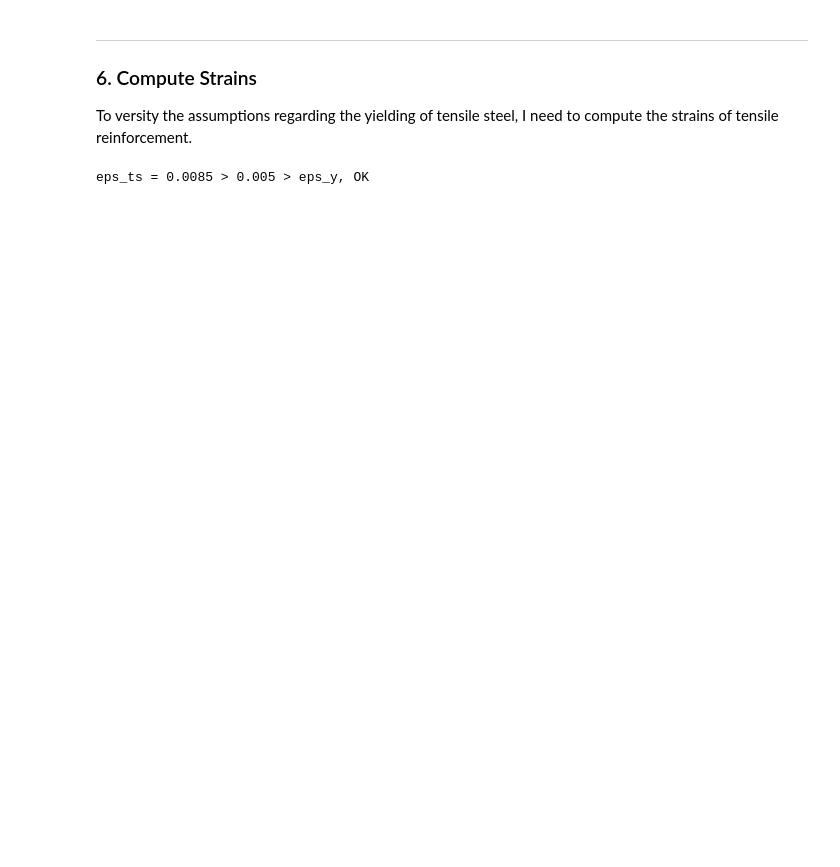
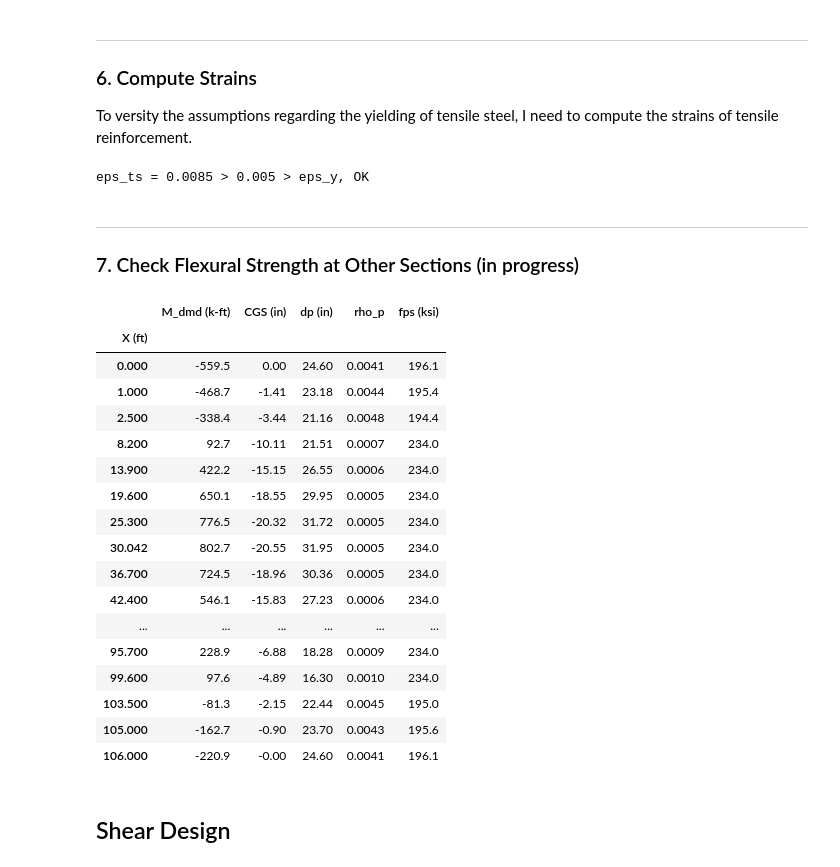
Before and after one commit to hkaragah/hkaragah.github.io, a Jupyter notebook: structure/concrete_shear/prestressed_determinate_beam/prestressed_determinate_beam.ipynb, the cells around one changed output. Cells and saved outputs as stored; diff of their text form; code cells hidden in the pictures; blank space fills up the shorter version.

```diff
--- a/structure/concrete_shear/prestressed_determinate_beam/prestressed_determinate_beam.ipynb
+++ b/structure/concrete_shear/prestressed_determinate_beam/prestressed_determinate_beam.ipynb
@@ -712,19 +791,35 @@ dp = beams[0].depth * 12 - 4 # in
 # prestressing reinforcement ratio
 rho_p = Aps / (beams[0].width * dp * 12)
 
-# Compute tendon stress at ultimate limit state per ACI 318-25 section 20.3.2.4.1
-if beams[0].length/beams[0].depth <= 35:
-    f_ps1 = fse + 10 + concrete.fc / (100 * rho_p) / 1e3  # psi
-    f_ps2 = fse + 60  # psi
-else:
-    f_ps1 = fse + 10 + concrete.fc / (300 * rho_p) / 1e3  # psi
-    f_ps2 = fse + 30  # psi
+def get_prestressed_tendon_ultimate_stress(
+    beam: Union[ConcreteRectangleBeam, ConcreteTSectionBeam],
+    tendon: PrestressingTendon,
+    concrete: ACIConcrete,
+    rho_p: Union[float, np.ndarray]) -> np.ndarray:
+    """Compute tendon stress at ultimate limit state per ACI 318-25 section 20.3.2.4.1.
 
-fps = min(f_ps1, f_ps2, fpy) # psi
+    Args:
+        beam: Beam object.
+        tendon: PrestressingTendon object.
+        concrete: ACIConcrete object.
+        rho_p: Prestressing reinforcement ratio.
 
+    Returns:
+        f_ps: Prestressing tendon stress at ultimate limit state (ksi).
+    """
+    if beam.length/beam.depth <= 35:
+        f_ps1 = tendon.fse + 10e3 + concrete.fc / (100 * rho_p)  # psi
+        f_ps2 = tendon.fse + 60e3  # psi
+    else:
+        f_ps1 = tendon.fse + 10e3 + concrete.fc / (300 * rho_p)  # psi
+        f_ps2 = tendon.fse + 30e3  # psi
+
+    return np.minimum(np.minimum(f_ps1, f_ps2), tendon.fpy) # psi
+
+fps = get_prestressed_tendon_ultimate_stress(beams[0], tendon, con_5000, rho_p)
 print(f"Beam {beam.id}:")
 print(f"rho_o: {rho_p:.4f}")
-print(f"fps: {fps:.1f} ksi")
+print(f"fps: {fps:.1f} psi")
 # %% [output]
 Beam B2:
 rho_o: 0.0032
@@ -819,3 +914,7 @@ eps_ts = (d - c) / c * eps_cu
 print(f"eps_ts = {eps_ts:.4f} > 0.005 > eps_y, OK")
 # %% [output]
 eps_ts = 0.0085 > 0.005 > eps_y, OK
+# %% [markdown]
+---
+
+### 7. Check Flexural Strength at Other Sections (in progress)
@@ -821,0 +968,32 @@ eps_ts = 0.0085 > 0.005 > eps_y, OK
+# %%
+flexural_df = pd.DataFrame({
+    "X (ft)": dist.round(3),
+    "M_dmd (k-ft)": M_dmd.flatten().round(1),
+    "CGS (in)": cgs.round(2),
+    "dp (in)": dp.round(2),
+    "rho_p": rho_p.round(4),
+    "fps (ksi)": fps.round(1)
+}).set_index("X (ft)")
+
+flexural_df
+# %% [output]
+|  | M_dmd (k-ft) | CGS (in) | dp (in) | rho_p | fps (ksi) |
+| X (ft) |  |  |  |  |  |
+| 0.000 | -559.5 | 0.00 | 24.60 | 0.0041 | 196.1 |
+| 1.000 | -468.7 | -1.41 | 23.18 | 0.0044 | 195.4 |
+| 2.500 | -338.4 | -3.44 | 21.16 | 0.0048 | 194.4 |
+| 8.200 | 92.7 | -10.11 | 21.51 | 0.0007 | 234.0 |
+| 13.900 | 422.2 | -15.15 | 26.55 | 0.0006 | 234.0 |
+| 19.600 | 650.1 | -18.55 | 29.95 | 0.0005 | 234.0 |
+| 25.300 | 776.5 | -20.32 | 31.72 | 0.0005 | 234.0 |
+| 30.042 | 802.7 | -20.55 | 31.95 | 0.0005 | 234.0 |
+| 36.700 | 724.5 | -18.96 | 30.36 | 0.0005 | 234.0 |
+| 42.400 | 546.1 | -15.83 | 27.23 | 0.0006 | 234.0 |
+| ... | ... | ... | ... | ... | ... |
+| 95.700 | 228.9 | -6.88 | 18.28 | 0.0009 | 234.0 |
+| 99.600 | 97.6 | -4.89 | 16.30 | 0.0010 | 234.0 |
+| 103.500 | -81.3 | -2.15 | 22.44 | 0.0045 | 195.0 |
+| 105.000 | -162.7 | -0.90 | 23.70 | 0.0043 | 195.6 |
+| 106.000 | -220.9 | -0.00 | 24.60 | 0.0041 | 196.1 |
+# %% [markdown]
+## Shear Design
```
Also changed, not shown: parts of 29 cells of this notebook, 2 other files.
